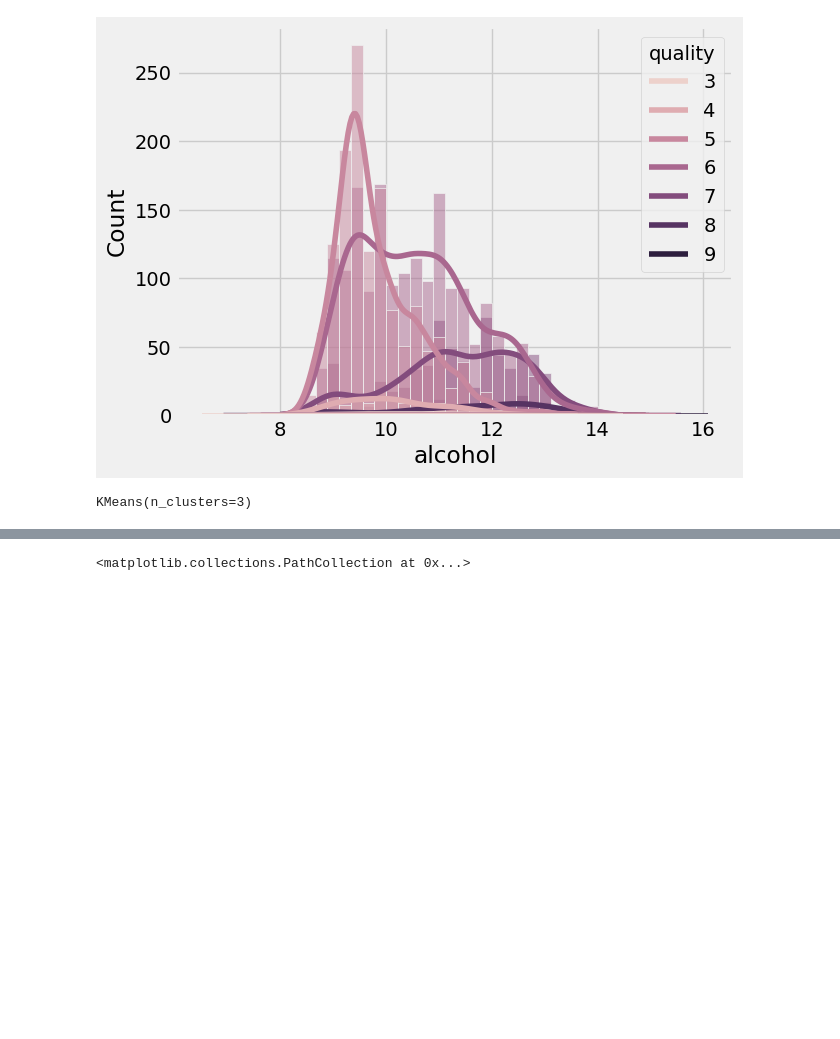
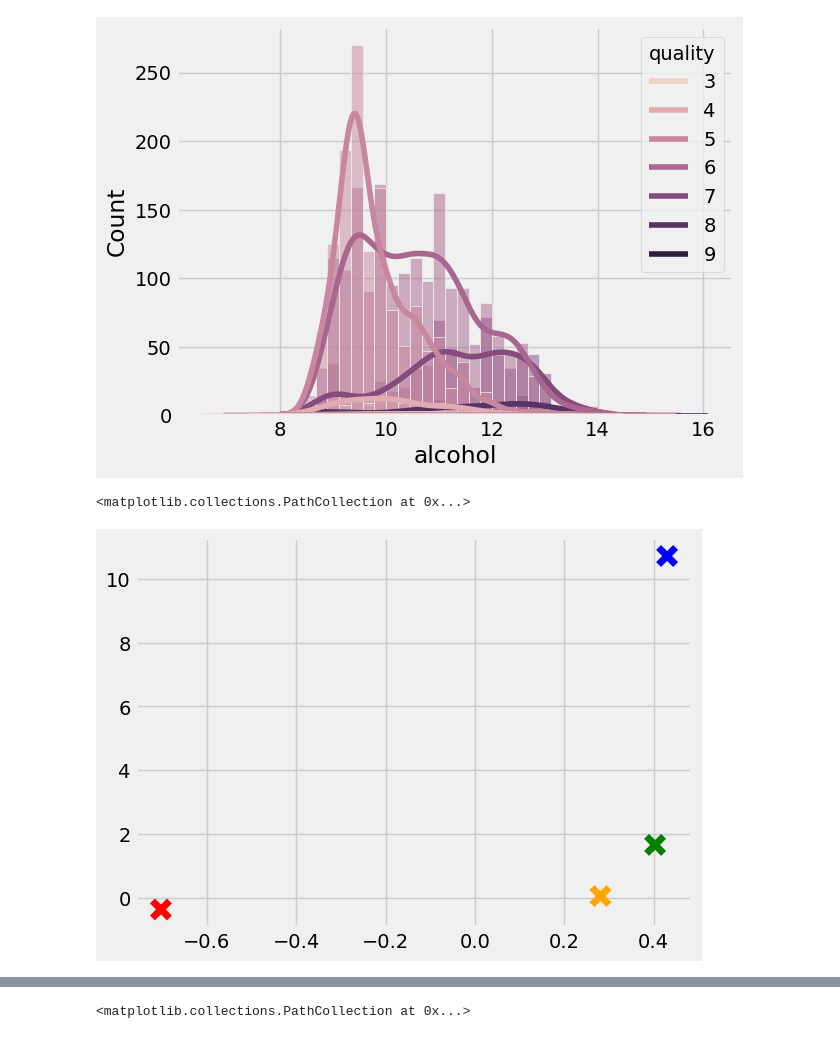
Before and after one commit to jeremiah-toribio/wine-clusters, a Jupyter notebook: jer_workbook.ipynb, the cells around one changed output, grey strips where cells are left out. Cells and saved outputs as stored; diff of their text form; code cells hidden in the pictures; blank space fills up the shorter version.

```diff
--- a/jer_workbook.ipynb
+++ b/jer_workbook.ipynb
@@ -253,14 +253,21 @@ sns.kdeplot(data=train,x = 'alcohol',
 <Axes: xlabel='alcohol', ylabel='Count'>
 [figure]
 # %%
-km = KMeans(n_clusters=3)
+km = KMeans(n_clusters=4)
 
-wine_cluster = x_train_scaled[['volatile_acidity','chlorides','alcohol']]
-wine_cluster_val = x_validate_scaled[['volatile_acidity','chlorides','alcohol']]
-wine_cluster_test = x_test_scaled[['volatile_acidity','chlorides','alcohol']]
+wine_cluster = x_train_scaled[['density','chlorides','alcohol']]
+wine_cluster_val = x_validate_scaled[['density','chlorides','alcohol']]
+wine_cluster_test = x_test_scaled[['density','chlorides','alcohol']]
 km.fit(wine_cluster)
+
+centroids = km.cluster_centers_
-# %% [output]
-KMeans(n_clusters=3)
+# %%
+centroids_x = centroids[:,0]
+centroids_y = centroids[:,1]
+plt.scatter(centroids_x,centroids_y,marker = "x", s=150,linewidths = 5, zorder = 10, c=['green', 'red','blue','orange'])
+# %% [output]
+<matplotlib.collections.PathCollection at 0x...>
+[figure, added]
 # %%
 with plt.style.context('seaborn-whitegrid'):
     plt.figure(figsize=(9, 6))
```
Also changed, not shown: parts of 9 cells of this notebook.
